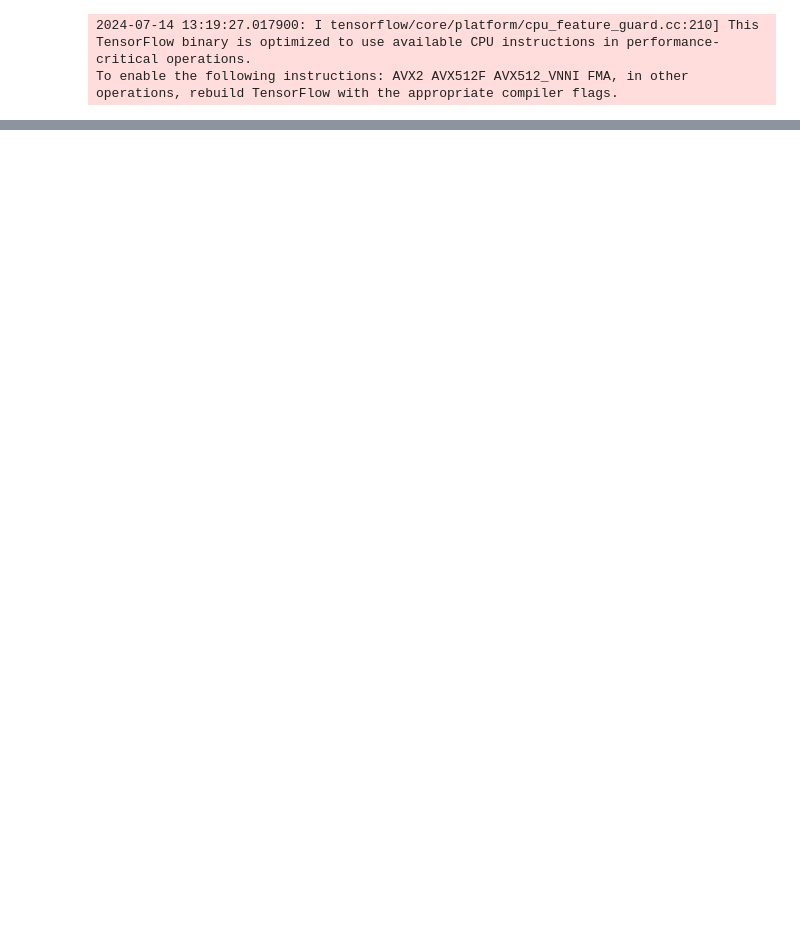
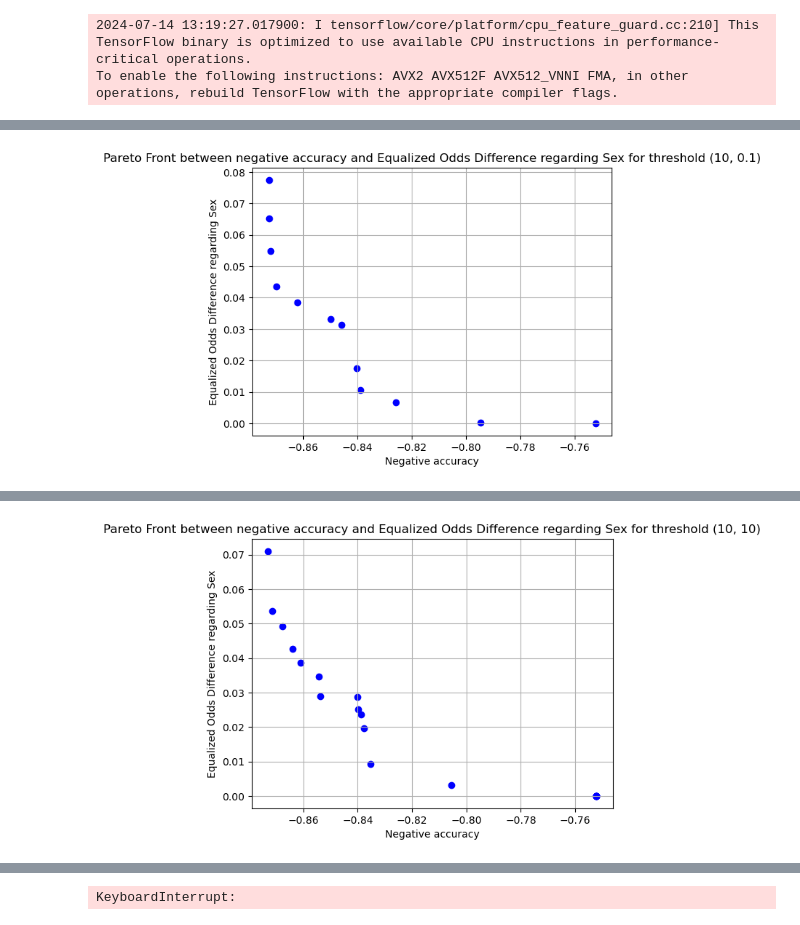
Before and after one commit to ccachim/fairness_in_ml_multiobjective_approach, a Jupyter notebook: fairness_in_ml_multiobjective_approach_adult_income_dataset.ipynb, the cells around one changed output, grey strips where cells are left out. Drawn from its saved outputs; the diff is of its cells as text; code cells hidden in the pictures; blank space fills up the shorter version.

```diff
--- a/fairness_in_ml_multiobjective_approach_adult_income_dataset.ipynb
+++ b/fairness_in_ml_multiobjective_approach_adult_income_dataset.ipynb
@@ -73,7 +73,7 @@ def fairness_calculator(protected_attribute_list, fairness_metric, X, y, y_pred)
             fairness = fpr
         elif fairness_metric == 'Disparate Impact':
             n = tn + fp + fn + tp
-            ppp = (tp + fp / n)
+            ppp = (tp + fp) / n
             fairness = ppp
 
         fairness_dictionary[protected_attribute] = fairness
@@ -162,7 +162,7 @@ results_dictionary = {}
 
 complete_combinations = list(itertools.product(fairness_metric_vector, protected_attribute_vector, threshold_vector))
 
-start = 25 #state
+start = 27 #state
 for index in range(start, len(complete_combinations)):
     print (f'Starting combination: {index}')
 
@@ -236,0 +251 @@ Starting combination: 25
+[figure, added]
@@ -236,0 +269 @@ Starting combination: 25
+[figure, added]
@@ -236,0 +287 @@ Starting combination: 25
+KeyboardInterrupt:
```
Also changed, not shown: parts of 1 cell of this notebook, 7 other files.
